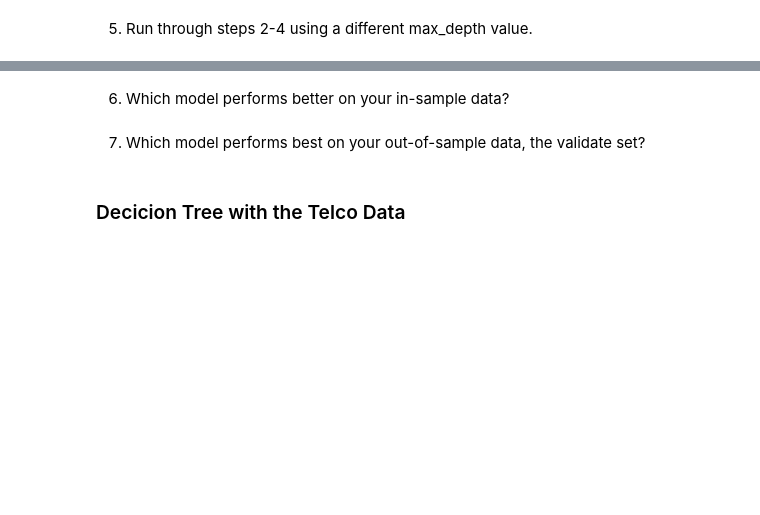
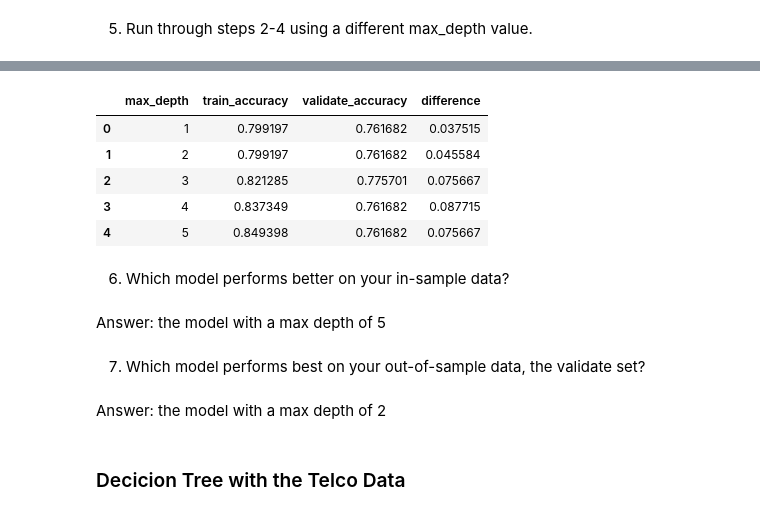
Before and after one commit to chloerwhitaker/classification-exercises, a Jupyter notebook: model.ipynb, the cells around one changed output, grey strips where cells are left out. Cells and saved outputs as stored; diff of their text form; code cells hidden in the pictures; blank space fills up the shorter version.

```diff
--- a/model.ipynb
+++ b/model.ipynb
@@ -256,7 +282,57 @@ support    307.000000  191.000000  0.821285  498.000000    498.000000
+# %%
+threshold = 0.10  #threshold set for amount of overfit that is tolerated
+
+models = []
+metrics = []
+
+for i in range(1, 11):
+    tree = DecisionTreeClassifier(max_depth=i, random_state=123)
+    #^^^ creates the model
+
+    tree = tree.fit(X_train, y_train)   #fit model to train data and only TRAIN data
+
+    in_sample_accuracy = tree.score(X_train, y_train)
+    out_sample_accuracy = tree.score(x_validate, y_validate)
+    #^^^evaluates the models performance on train data first
+
+    difference = in_sample_accuracy - out_sample_accuracy
+    #^^calculates the difference in accuracy
+
+    if difference > threshold:
+        break
+    #^^adds conditions to check the accuracy vs the threshold
+
+    output = {
+        'max_depth': i,
+        'train_accuracy': in_sample_accuracy,
+        'validate_accuracy': out_sample_accuracy,
+        'difference': difference}
+    #^^^formats the output for each models performance o train and validate
+
+    metrics.append(output)
+
+    models.append(output)
+
+model_df = pd.DataFrame(metrics)
+model_df["difference"] = tree_df.train_accuracy - tree_df.validate_accuracy
+
+
+model_df.head()
+# %% [output]
+|  | max_depth | train_accuracy | validate_accuracy | difference |
+| 0 | 1 | 0.799197 | 0.761682 | 0.037515 |
+| 1 | 2 | 0.799197 | 0.761682 | 0.045584 |
+| 2 | 3 | 0.821285 | 0.775701 | 0.075667 |
+| 3 | 4 | 0.837349 | 0.761682 | 0.087715 |
+| 4 | 5 | 0.849398 | 0.761682 | 0.075667 |
 # %% [markdown]
 6. Which model performs better on your in-sample data?
+# %% [markdown]
+Answer: the model with a max depth of 5
 # %% [markdown]
 7. Which model performs best on your out-of-sample data, the validate set?
+# %% [markdown]
+Answer: the model with a max depth of 2
 # %% [markdown]
 ### Decicion Tree with the Telco Data
 # %% [markdown]
```
Also changed, not shown: parts of 6 cells of this notebook.
